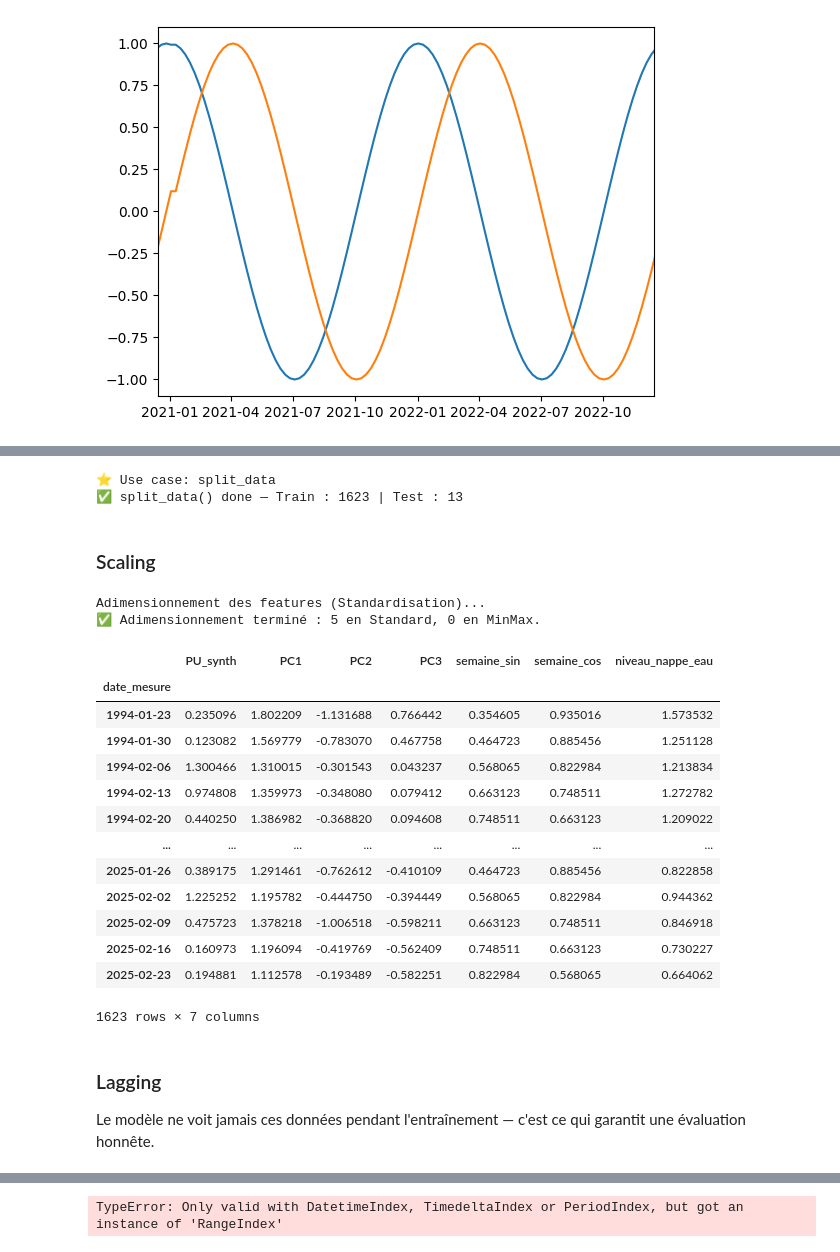
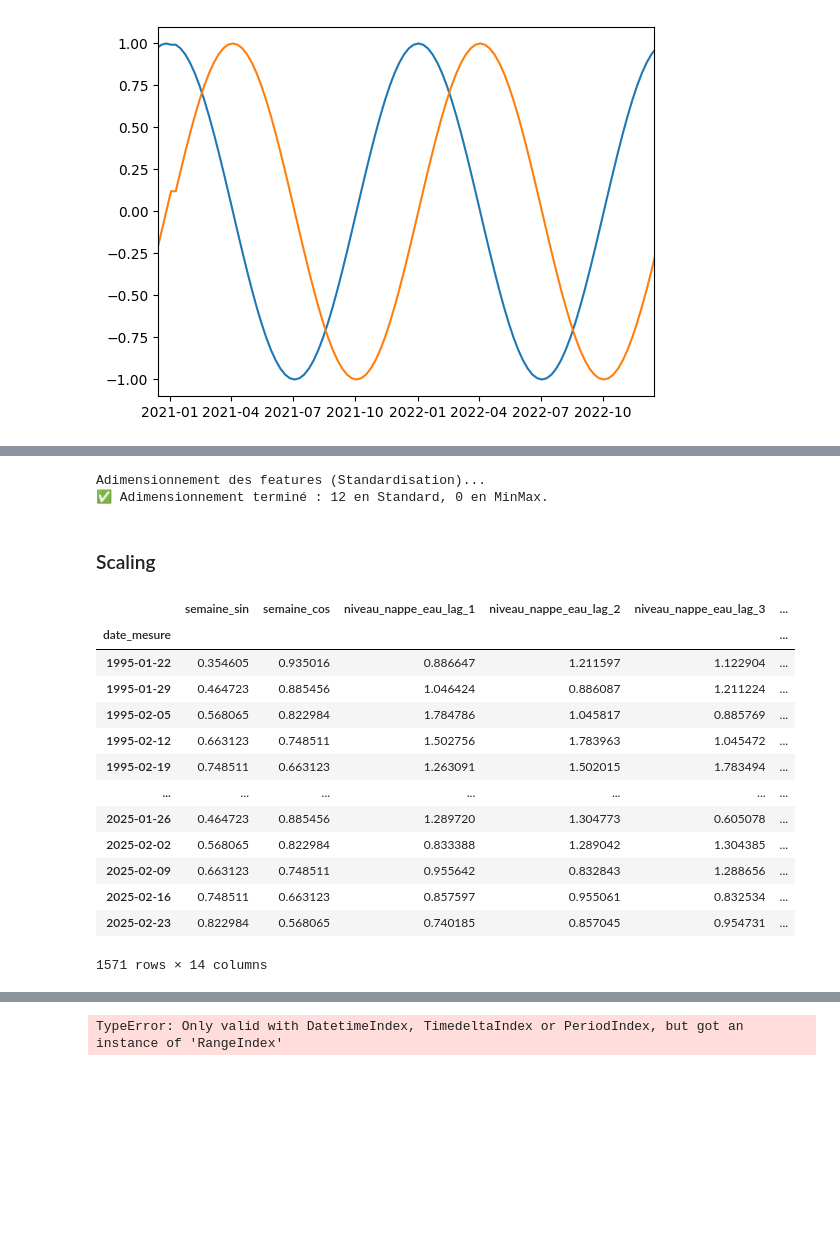
Before and after one commit to charourou/Projet_Hydrosense, a Jupyter notebook: notebooks/Week_evaluate_MRI.ipynb, the cells around one changed output, grey strips where cells are left out. Saved outputs shown, nothing was run; the diff lists cells and outputs as text; code cells hidden in the pictures; blank space fills up the shorter version.

```diff
--- a/notebooks/Week_evaluate_MRI.ipynb
+++ b/notebooks/Week_evaluate_MRI.ipynb
@@ -87,5 +87,14 @@ plt.xlim(date_debut, date_fin)
 (np.float64(18611.0), np.float64(19341.0))
 [figure]
 # %%
-y_test_df
+# On cree le lag en premier.
+X_lagged = prepare_lags(df_w)
+
+
+# On split ensuite.
+
+print(X_lagged.columns)
+X_train, X_test= split_lagged_data(X_lagged)
+# On a perdu le y )
+_, _, y_train, y_test = split_data(df_w)
 # %% [output]
@@ -107,38 +110,25 @@ Freq: W-SUN, Name: niveau_nappe_eau, dtype: float64
-# %%
-from hydrosense.interface.main import split_data
-
-X_train_df, X_test_df, y_train_df, y_test_df = split_data(df_w)
-train_df = X_train_df.copy()
-train_df[TARGET_COL] = y_train_df
-
-test_df = X_test_df.copy()
-test_df[TARGET_COL] = y_test_df
-# %% [output]
-⭐️ Use case: split_data
-✅ split_data() done — Train : 1623 | Test : 13
+# %%
+# Refaire le scale avec les
+X_train_scaled, X_test_scaled, scaler, _ = scale_feats(X_train_df = X_train, X_test_df= X_test)
+# %% [output]
+Adimensionnement des features (Standardisation)...
+✅ Adimensionnement terminé : 12 en Standard, 0 en MinMax.
 # %% [markdown]
 ### Scaling
 # %%
-train_scaled, test_scaled, scaler, minmaxer = scale_feats(X_train_df= train_df, X_test_df=test_df)
-train_scaled
+X_train_scaled
 # %% [output]
+|  | semaine_sin | semaine_cos | niveau_nappe_eau_lag_1 | niveau_nappe_eau_lag_2 | niveau_nappe_eau_lag_3 | ... |
+| date_mesure |  |  |  |  |  | ... |
+| 1995-01-22 | 0.354605 | 0.935016 | 0.886647 | 1.211597 | 1.122904 | ... |
+| 1995-01-29 | 0.464723 | 0.885456 | 1.046424 | 0.886087 | 1.211224 | ... |
+| 1995-02-05 | 0.568065 | 0.822984 | 1.784786 | 1.045817 | 0.885769 | ... |
+| 1995-02-12 | 0.663123 | 0.748511 | 1.502756 | 1.783963 | 1.045472 | ... |
+| 1995-02-19 | 0.748511 | 0.663123 | 1.263091 | 1.502015 | 1.783494 | ... |
+| ... | ... | ... | ... | ... | ... | ... |
+| 2025-01-26 | 0.464723 | 0.885456 | 1.289720 | 1.304773 | 0.605078 | ... |
+| 2025-02-02 | 0.568065 | 0.822984 | 0.833388 | 1.289042 | 1.304385 | ... |
+| 2025-02-09 | 0.663123 | 0.748511 | 0.955642 | 0.832843 | 1.288656 | ... |
+| 2025-02-16 | 0.748511 | 0.663123 | 0.857597 | 0.955061 | 0.832534 | ... |
+| 2025-02-23 | 0.822984 | 0.568065 | 0.740185 | 0.857045 | 0.954731 | ... |
-Adimensionnement des features (Standardisation)...
-✅ Adimensionnement terminé : 5 en Standard, 0 en MinMax.
+1571 rows × 14 columns
-|  | PU_synth | PC1 | PC2 | PC3 | semaine_sin | semaine_cos | niveau_nappe_eau |
-| date_mesure |  |  |  |  |  |  |  |
-| 1994-01-23 | 0.235096 | 1.802209 | -1.131688 | 0.766442 | 0.354605 | 0.935016 | 1.573532 |
-| 1994-01-30 | 0.123082 | 1.569779 | -0.783070 | 0.467758 | 0.464723 | 0.885456 | 1.251128 |
-| 1994-02-06 | 1.300466 | 1.310015 | -0.301543 | 0.043237 | 0.568065 | 0.822984 | 1.213834 |
-| 1994-02-13 | 0.974808 | 1.359973 | -0.348080 | 0.079412 | 0.663123 | 0.748511 | 1.272782 |
-| 1994-02-20 | 0.440250 | 1.386982 | -0.368820 | 0.094608 | 0.748511 | 0.663123 | 1.209022 |
-| ... | ... | ... | ... | ... | ... | ... | ... |
-| 2025-01-26 | 0.389175 | 1.291461 | -0.762612 | -0.410109 | 0.464723 | 0.885456 | 0.822858 |
-| 2025-02-02 | 1.225252 | 1.195782 | -0.444750 | -0.394449 | 0.568065 | 0.822984 | 0.944362 |
-| 2025-02-09 | 0.475723 | 1.378218 | -1.006518 | -0.598211 | 0.663123 | 0.748511 | 0.846918 |
-| 2025-02-16 | 0.160973 | 1.196094 | -0.419769 | -0.562409 | 0.748511 | 0.663123 | 0.730227 |
-| 2025-02-23 | 0.194881 | 1.112578 | -0.193489 | -0.582251 | 0.822984 | 0.568065 | 0.664062 |
-1623 rows × 7 columns
-# %% [markdown]
-### Lagging
-
-Le modèle ne voit jamais ces données pendant l'entraînement — c'est ce qui garantit une évaluation honnête.
```
Also changed, not shown: parts of 5 cells of this notebook.
